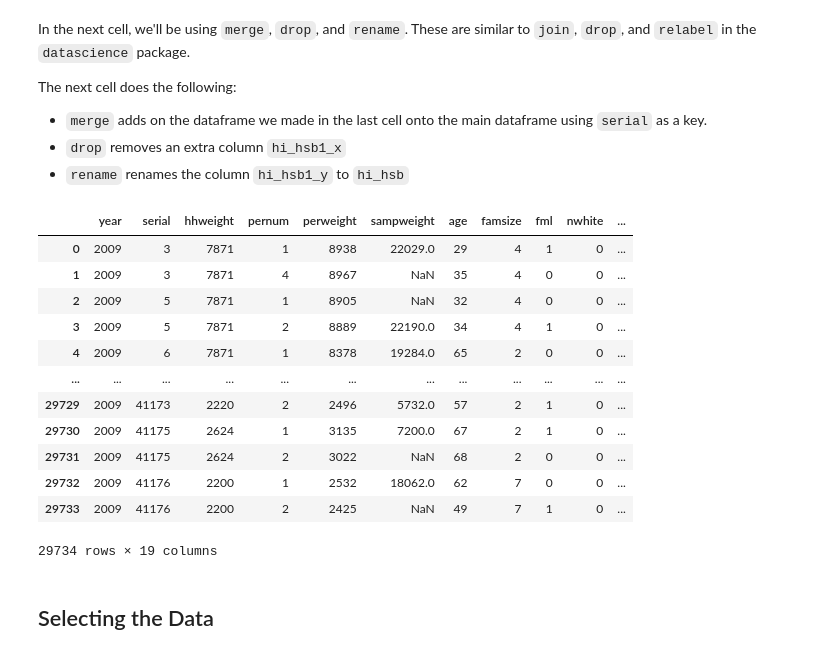
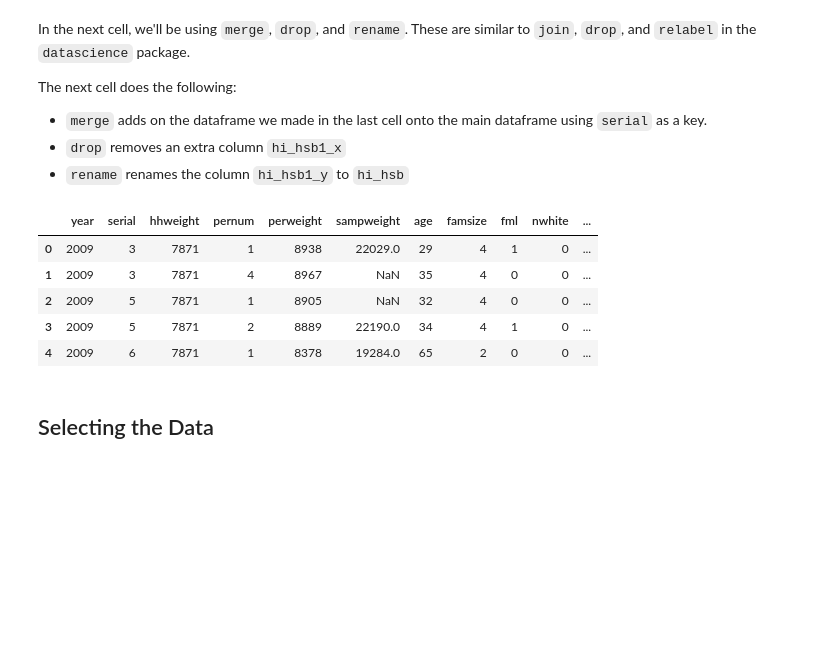
Before and after one commit to ds-modules/PS-88-21-DEV, a Jupyter notebook: lab/aaronfolder/masteringMetricsSF.ipynb, the cells around one changed output. Cells and saved outputs as stored; diff of their text form; code cells hidden in the pictures; blank space fills up the shorter version.

````diff
--- a/lab/aaronfolder/masteringMetricsSF.ipynb
+++ b/lab/aaronfolder/masteringMetricsSF.ipynb
@@ -98,22 +88,16 @@ The next cell does the following:
 * ```drop``` removes an extra column ```hi_hsb1_x```
 * ```rename``` renames the column ```hi_hsb1_y``` to ```hi_hsb```
 # %%
-df3=df.merge(df2,how="left",on="serial")#.drop("hi_hsb1_x",axis=1).rename(columns={"hi_hsb1_y":"hi_hsb"})
-df3 # break up into separate cells or abstract
+# Run this cell to continue the data cleaning process
+df3=df.merge(df2,how="left",on="serial").drop("hi_hsb1_x",axis=1).rename(columns={"hi_hsb1_y":"hi_hsb"})
+df3.head()
 # %% [output]
 |  | year | serial | hhweight | pernum | perweight | sampweight | age | famsize | fml | nwhite | ... |
 | 0 | 2009 | 3 | 7871 | 1 | 8938 | 22029.0 | 29 | 4 | 1 | 0 | ... |
 | 1 | 2009 | 3 | 7871 | 4 | 8967 | NaN | 35 | 4 | 0 | 0 | ... |
 | 2 | 2009 | 5 | 7871 | 1 | 8905 | NaN | 32 | 4 | 0 | 0 | ... |
 | 3 | 2009 | 5 | 7871 | 2 | 8889 | 22190.0 | 34 | 4 | 1 | 0 | ... |
 | 4 | 2009 | 6 | 7871 | 1 | 8378 | 19284.0 | 65 | 2 | 0 | 0 | ... |
-| ... | ... | ... | ... | ... | ... | ... | ... | ... | ... | ... | ... |
-| 29729 | 2009 | 41173 | 2220 | 2 | 2496 | 5732.0 | 57 | 2 | 1 | 0 | ... |
-| 29730 | 2009 | 41175 | 2624 | 1 | 3135 | 7200.0 | 67 | 2 | 1 | 0 | ... |
-| 29731 | 2009 | 41175 | 2624 | 2 | 3022 | NaN | 68 | 2 | 0 | 0 | ... |
-| 29732 | 2009 | 41176 | 2200 | 1 | 2532 | 18062.0 | 62 | 7 | 0 | 0 | ... |
-| 29733 | 2009 | 41176 | 2200 | 2 | 2425 | NaN | 49 | 7 | 1 | 0 | ... |
-29734 rows × 19 columns
 # %% [markdown]
 ## Selecting the Data
 # %% [markdown]
````
Also changed, not shown: parts of 25 cells of this notebook, 1 other file.
